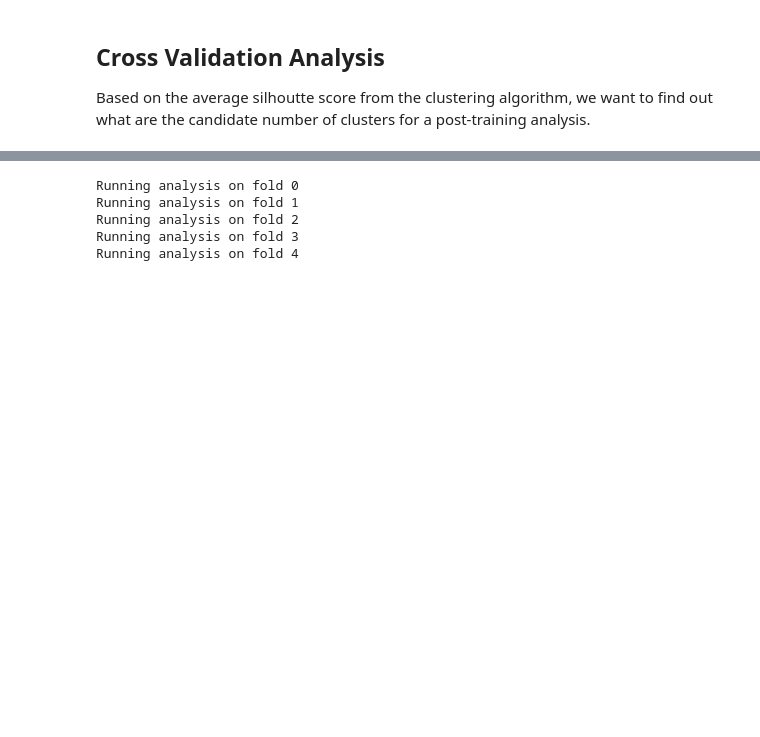
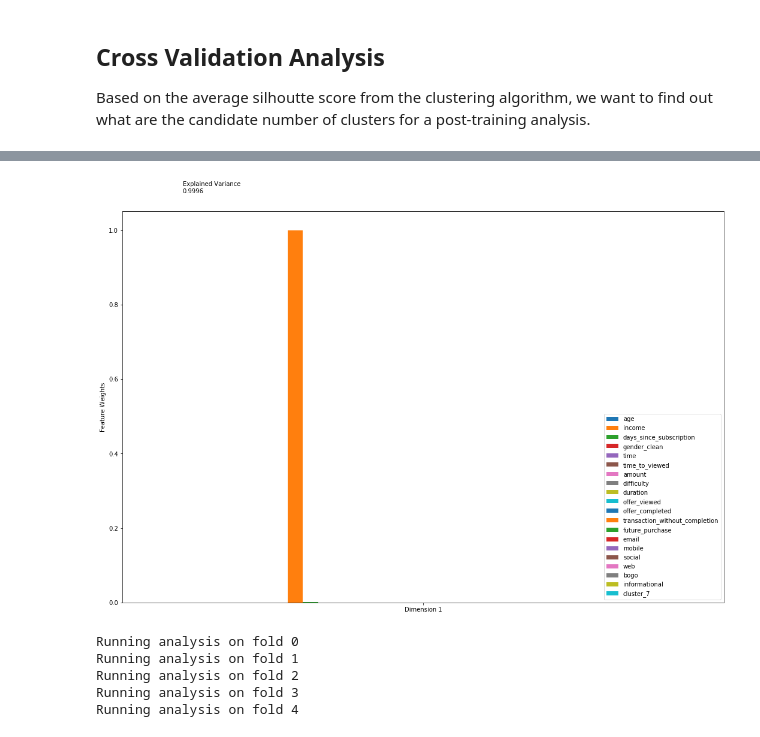
Before and after one commit to guedes-joaofelipe/ml-engineer-capstone, a Jupyter notebook: notebooks/data_driven_customer_profiles.ipynb, the cells around one changed output, grey strips where cells are left out. Drawn from its saved outputs; the diff is of its cells as text; code cells hidden in the pictures; blank space fills up the shorter version.

Commit message:
Finished exploratory data analysis

```diff
--- a/notebooks/data_driven_customer_profiles.ipynb
+++ b/notebooks/data_driven_customer_profiles.ipynb
@@ -22,7 +22,7 @@ progbar.update_progress(0)
 # %% [output]
 [0:00:00][----------] 0.00%
 # %%
-profile = pd.read_csv(os.path.join(data_dir, 'profile.csv'), sep=';', parse_dates=["became_member_on"])
+# profile = pd.read_csv(os.path.join(data_dir, 'profile.csv'), sep=';', parse_dates=["became_member_on"])
 df_offers = pd.read_csv(os.path.join(data_dir, 'df_offers.csv'), sep=';', parse_dates=["became_member_on"])
 # transcript = pd.read_json(os.path.join(data_dir, 'transcript.json'), lines=True)
 df_offers.head()
@@ -58 +116,51 @@ Based on the average silhoutte score from the clustering algorithm, we want to f
+# %%
+from sklearn.decomposition import PCA
+# initialize pca class object
+pca = PCA(n_components=0.95) # PCA(n_components=bc_profile.shape[1])
+
+# define function to apply pca and visualize the results
+def pca_results(df, pca):
+    ''' Create a DataFrame of the PCA results that includes dimension feature
+    weights and explained variance and visusalize the results with a bar chart.
+
+    ARGUMENTS:
+        - df: dataframe
+        - pca: fitted sklearn PCA class object
+
+    RETURNS:
+        - pca_results: dataframe with pca results
+        - Plot of PCA results (bar chart)
+    '''
+
+    pca.fit(df)
+
+    # index dimensions, pca components, explained variance
+    dimensions = ['Dimension {}'.format(i) for i in range(1,len(pca.components_)+1)]
+
+    components = pd.DataFrame(np.round(pca.components_, 4), columns = list(df.keys()))
+    components.index = dimensions
+
+    ratios = pca.explained_variance_ratio_.reshape(len(pca.components_), 1)
+    variance_ratios = pd.DataFrame(np.round(ratios, 4), columns = ['Explained Variance'])
+    variance_ratios.index = dimensions
+
+    # create a bar plot visualization: plot feature weights as function of components
+    fig, ax = plt.subplots(figsize = (18,12))
+
+    components.plot(ax = ax, kind = 'bar');
+    ax.set_ylabel("Feature Weights")
+    ax.set_xticklabels(dimensions, rotation=0)
+    plt.legend(loc='lower right')
+
+    # display explained variance ratios
+    for i, ev in enumerate(pca.explained_variance_ratio_):
+        ax.text(i-0.40, ax.get_ylim()[1] + 0.05, "Explained Variance\n%.4f"%(ev))
+
+    # return concatenated DataFrame
+    pca_results = pd.concat([variance_ratios, components], axis = 1)
+    pca_results
+
+pca_results(profile.drop(non_fit_columns, axis=1), pca)
+# %% [output]
+[figure, added]
 # %%
```
Also changed, not shown: parts of 22 cells of this notebook, 16 other files.
